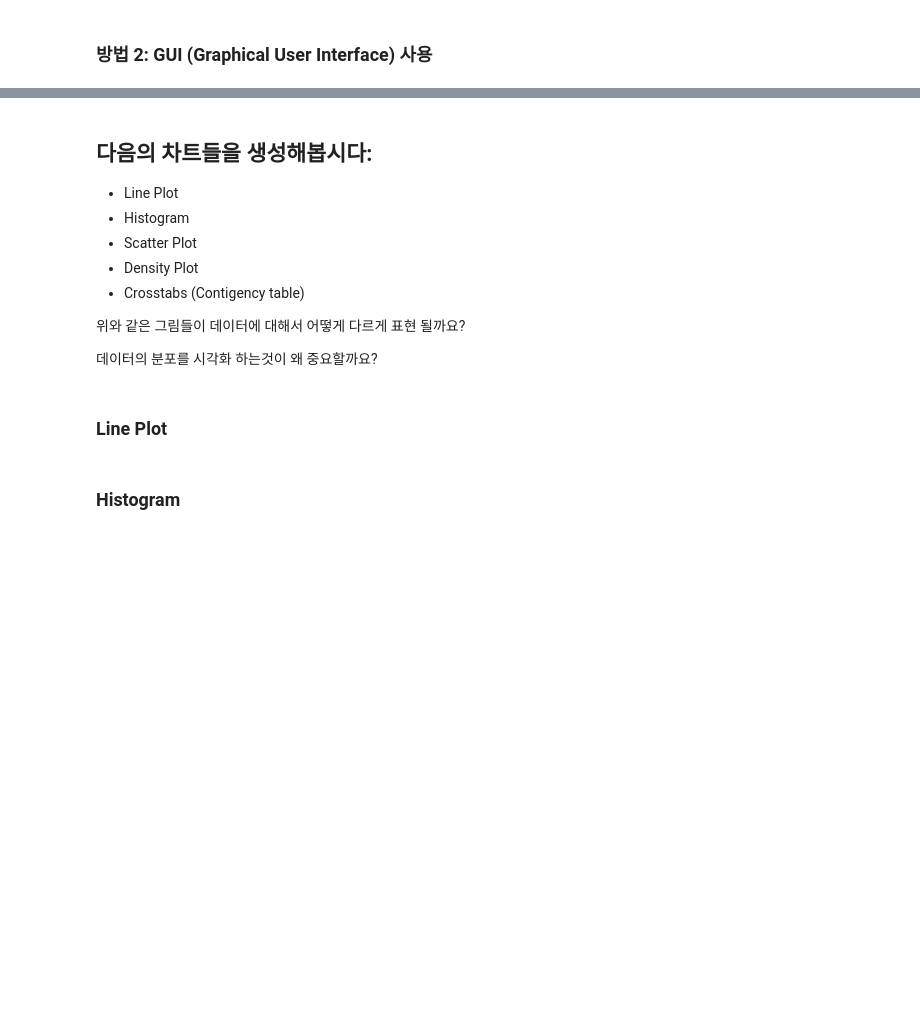
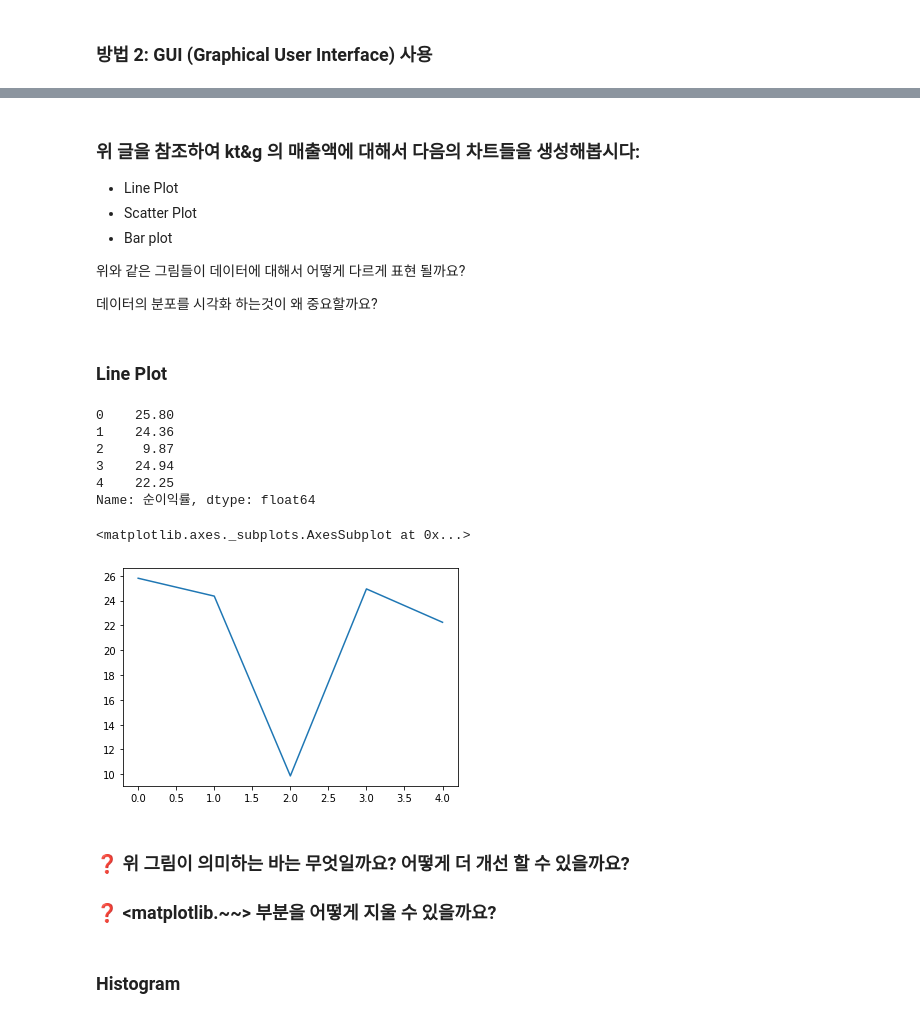
Before and after one commit to ttogle918/ds-zip, a Jupyter notebook: n111-eda/n111-eda.ipynb, the cells around one changed output, grey strips where cells are left out. Drawn from its saved outputs; the diff is of its cells as text; code cells hidden in the pictures; blank space fills up the shorter version.

```diff
--- a/n111-eda/n111-eda.ipynb
+++ b/n111-eda/n111-eda.ipynb
@@ -183,18 +220,14 @@ help(pd.read_csv)
 # %%
 # 성공 할 때까지 계속 시도해보세요.
 # 만약 코드가 복잡하게 꼬인 경우 런타임을 재시작하는 것으로 해결 할 수 있습니다.
-column_headers = ['name', 'landmass', 'zone', 'area', 'population',
-                  'language', 'religion', 'bars', 'stripes', 'colours',
-                 'red', 'green', 'blue', 'gold', 'white',
-                  'black', 'orange', 'mainhue', 'circles', 'crosses',
-                  'saltires', 'quarters', 'sunstars', 'crescent', 'triangle',
-                  'icon', 'animate', 'text', 'topleft', 'botright']
+column_headers = ['분기','매출액','영업이익','영업이익(발표기준)','세전계속사업이익',
+                  '당기순이익','당기순이익(지배)','당기순이익(비지배)','자산총계','부채총계',
+                  '자본총계','자본총계(지배)','자본총계(비지배)','자본금','영업활동현금흐름',
+                  '투자활동현금흐름','재무활동현금흐름','영업이익률','순이익률','ROE(%)',
+                  'ROA(%)','부채비율','자본유보율','EPS(원)','PER(배)']
 
-df = pd.read_csv(flag_data_url, names = column_headers)
-# df = pd.read_csv(flag_data_url, header = None)
+df = pd.read_csv(ktng_data_url, names = column_headers)
 
 print(df.head())
 print(df.shape)
-
-#?pd.read_csv
 # %% [output]
@@ -281,11 +337,9 @@ EDA의 한가지 핵심요소는 주어진 데이터의 분포와 연관성을
 # %% [markdown]
-## 다음의 차트들을 생성해봅시다:
+### 위 글을 참조하여 kt&g 의 매출액에 대해서 다음의 차트들을 생성해봅시다:
 
 - Line Plot
-- Histogram
 - Scatter Plot
-- Density Plot
-- Crosstabs (Contigency table)
+- Bar plot
 
 위와 같은 그림들이 데이터에 대해서 어떻게 다르게 표현 될까요?
 
@@ -297,19 +347,21 @@ EDA의 한가지 핵심요소는 주어진 데이터의 분포와 연관성을
 # %% [markdown]
 ### Line Plot
-# %%
-column_headers = [
-    'age', 'workclass', 'fnlwgt', 'education', 'education-num',
-    'marital-status', 'occupation', 'relationship', 'race', 'sex',
-    'capital-gain', 'capital-loss', 'hours-per-week', 'native-country', 'label'
-]
-
-df = pd.read_csv('https://archive.ics.uci.edu/ml/machine-learning-databases/adult/adult.data', names = column_headers)
-
-df
-# df['education-num'].plot();
-# df['education-num'].value_counts()
-# df['education-num'].value_counts().sort_index()
-# df['education-num'].value_counts().sort_index().plot();
-# flags['population'].plot()
+# %%
+df['순이익률']
+# %% [output]
+0    25.80
+1    24.36
+2     9.87
+3    24.94
+4    22.25
+Name: 순이익률, dtype: float64
+# %%
+df['순이익률'].plot()
+# %% [output]
+<matplotlib.axes._subplots.AxesSubplot at 0x...>
+[figure, added]
+# %% [markdown]
+### ❓ 위 그림이 의미하는 바는 무엇일까요? 어떻게 더 개선 할 수 있을까요?
+### ❓ <matplotlib.~~> 부분을 어떻게 지울 수 있을까요?
 # %% [markdown]
 ### Histogram
```
Also changed, not shown: parts of 57 cells of this notebook, 8 other files.
